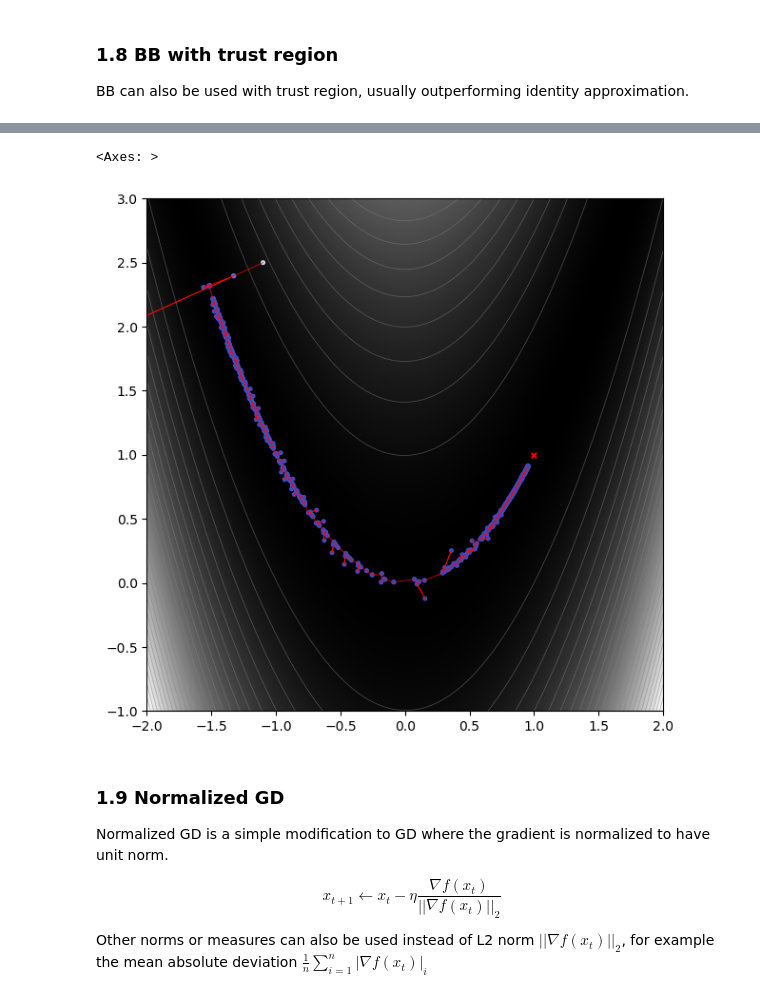
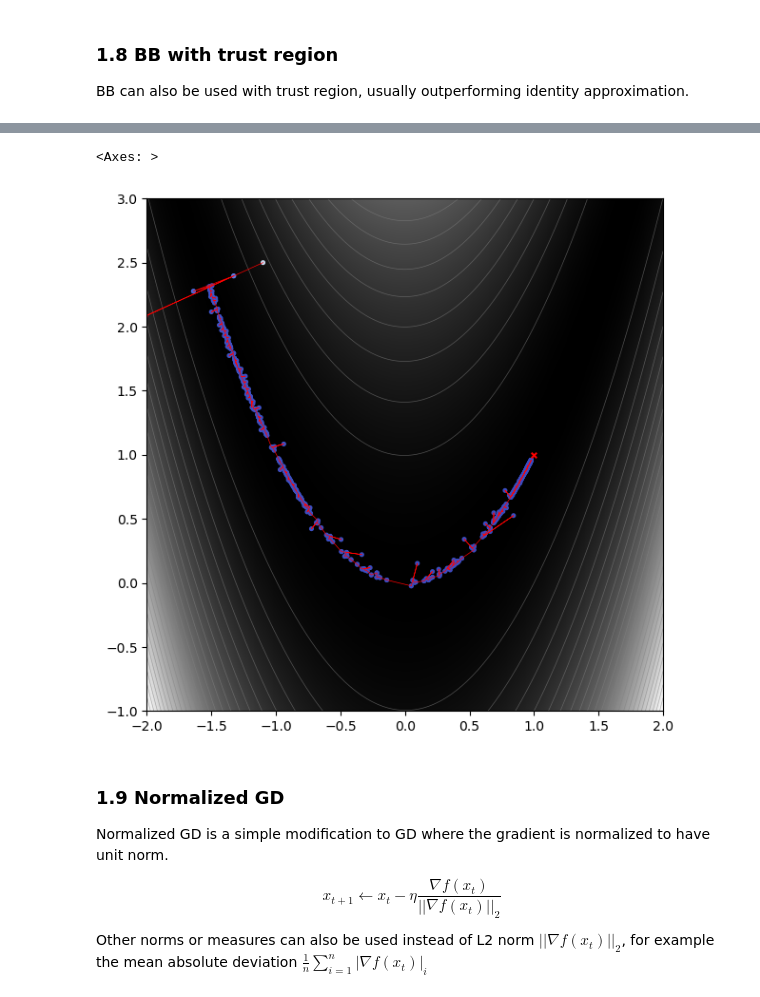
Before and after one commit to inikishev/torchzero, a Jupyter notebook: docs/overview/1. Gradient descent.ipynb, the cells around one changed output, grey strips where cells are left out. Saved outputs shown, nothing was run; the diff lists cells and outputs as text; code cells hidden in the pictures.

```diff
--- a/docs/overview/1. Gradient descent.ipynb
+++ b/docs/overview/1. Gradient descent.ipynb
@@ -151,7 +160,14 @@ finished in 3.4s., reached loss = 0.00706
 BB can also be used with trust region, usually outperforming identity approximation.
 # %%
 func = FunctionDescent('rosen')
-optimizer = tz.Modular(func.parameters(), tz.m.TrustCG(tz.m.BarzilaiBorwein()))
+optimizer = tz.Modular(
+    func.parameters(),
+    tz.m.TrustCG(
+        hess_module=tz.m.BarzilaiBorwein(),
+        rho_good=0,
+        rho_bad=0,
+    )
+)
 func.run(optimizer, max_steps=1000)
 func.plot()
 # %% [output]
@@ -159,5 +175,5 @@ finished in 2.5s., reached loss = 0.00204
 <Axes: >
-[figure, old version]
+[figure, new version]
 # %% [markdown]
 ### 1.9 Normalized GD
 
```
Also changed, not shown: parts of 7 cells of this notebook, 3 other files.
